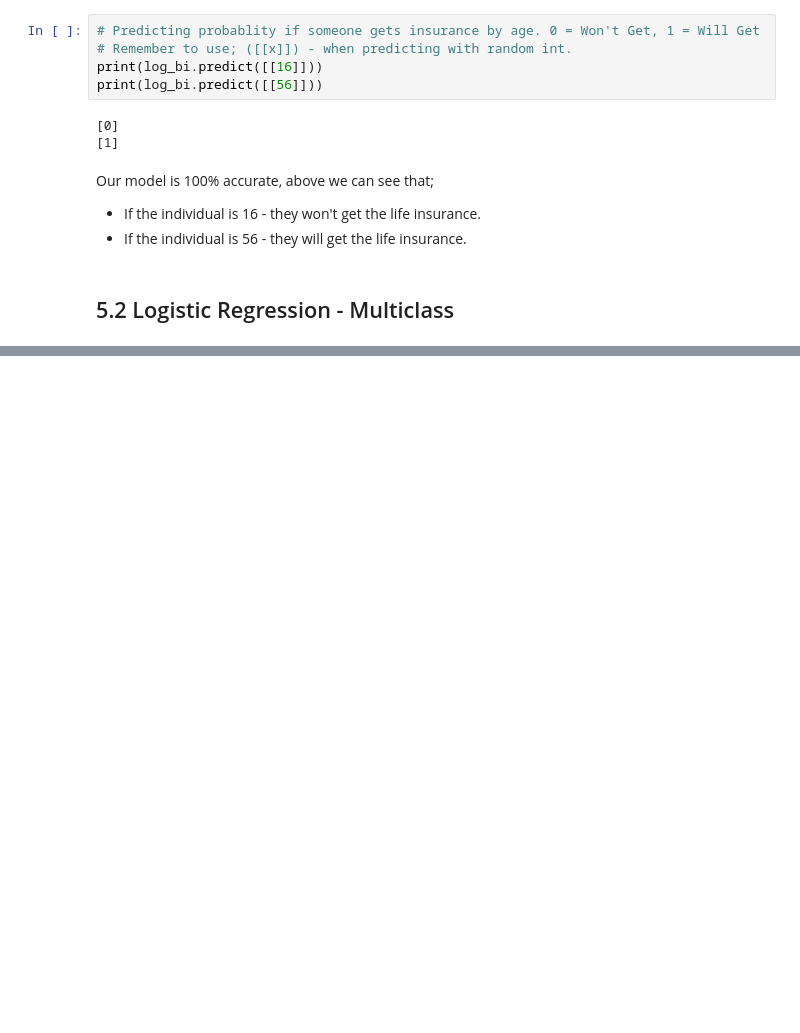
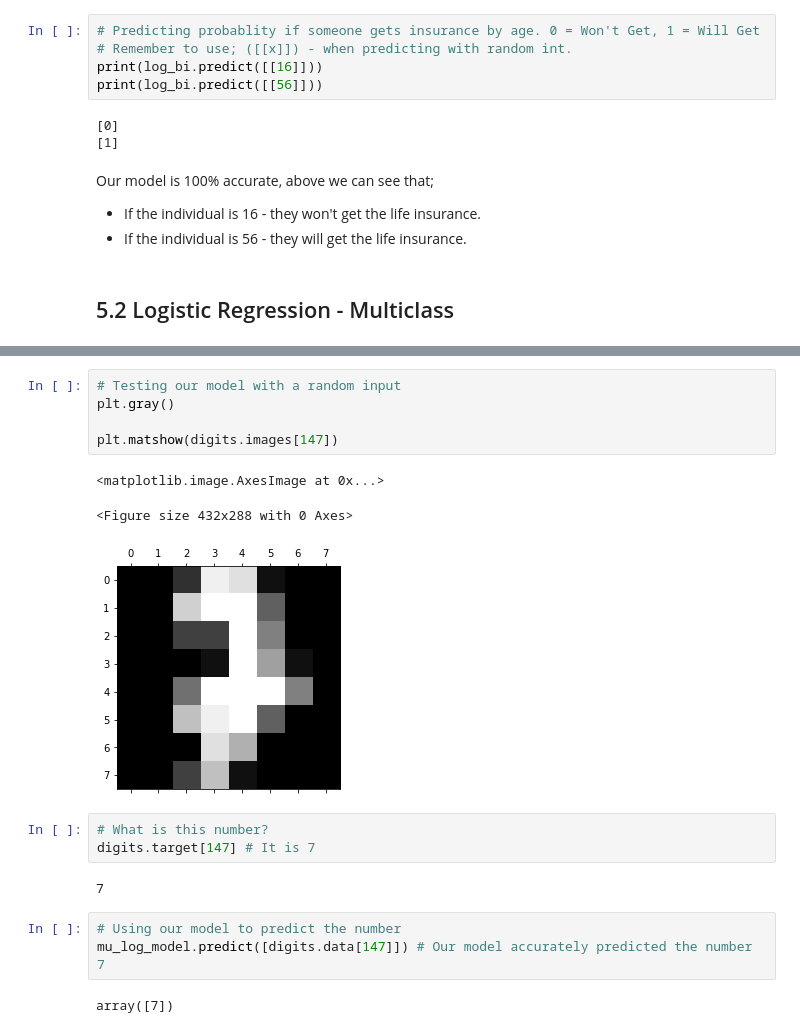
Before and after one commit to SunpreetSChahal/MachineLearning-Learning, a Jupyter notebook: (01) Practicing ML - Journal.ipynb, the cells around one changed output, grey strips where cells are left out. Drawn from its saved outputs; the diff is of its cells as text; blank space fills up the shorter version.

```diff
--- a/(01) Practicing ML - Journal.ipynb
+++ b/(01) Practicing ML - Journal.ipynb
@@ -504,0 +591,19 @@ Our model is 100% accurate, above we can see that;
+# %%
+# Testing our model with a random input
+plt.gray()
+
+plt.matshow(digits.images[147])
+# %% [output]
+<matplotlib.image.AxesImage at 0x...>
+<Figure size 432x288 with 0 Axes>
+[figure, added]
+# %%
+# What is this number?
+digits.target[147] # It is 7
+# %% [output]
+7
+# %%
+# Using our model to predict the number
+mu_log_model.predict([digits.data[147]]) # Our model accurately predicted the number 7
+# %% [output]
+array([7])
```
Also changed, not shown: parts of 28 cells of this notebook.
